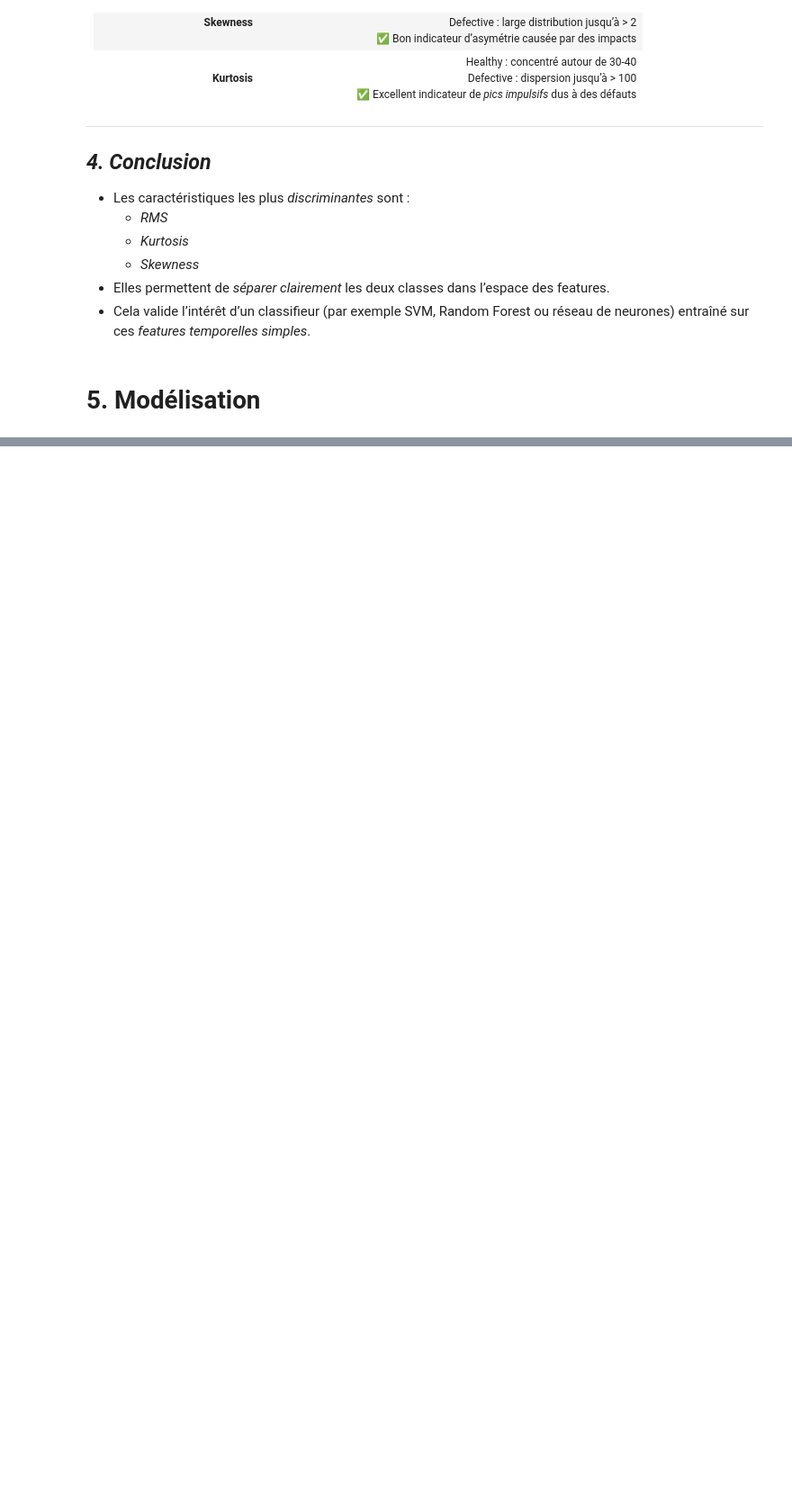
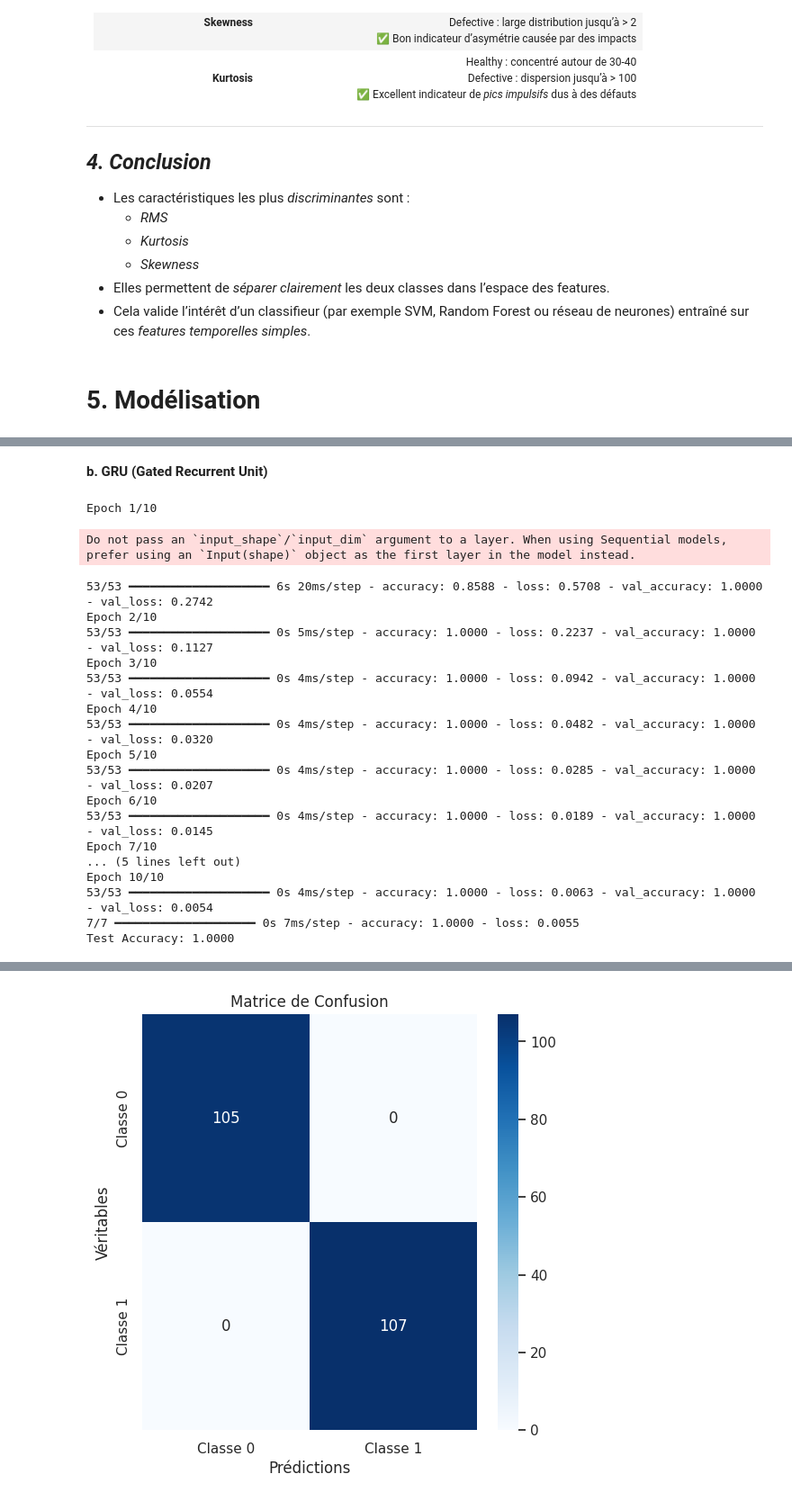
Before and after one commit to ihssane2002/Projet-M4, a Jupyter notebook: Untitled45.ipynb, the cells around one changed output, grey strips where cells are left out. Shown at 90% size. Cells and saved outputs as stored; diff of their text form; code cells hidden in the pictures; blank space fills up the shorter version.

```diff
--- a/Untitled45.ipynb
+++ b/Untitled45.ipynb
@@ -740,0 +917,70 @@ Les deux graphes combinés affichent :
+# %% [markdown]
+**b. GRU (Gated Recurrent Unit)**
+# %%
+import numpy as np
+from tensorflow.keras.models import Sequential
+from tensorflow.keras.layers import GRU, Dense
+from tensorflow.keras.optimizers import Adam
+from sklearn.model_selection import train_test_split
+from sklearn.preprocessing import StandardScaler
+from sklearn.metrics import confusion_matrix
+import matplotlib.pyplot as plt
+import seaborn as sns
+
+# Reshape pour GRU : (samples, timesteps=1, features)
+X_reshaped = X_scaled.reshape((X_scaled.shape[0], 1, X_scaled.shape[1]))
+
+# Split
+X_train, X_test, y_train, y_test = train_test_split(X_reshaped, y, test_size=0.2, random_state=42, stratify=y)
+
+# Modèle GRU
+model = Sequential()
+model.add(GRU(32, input_shape=(1, X_reshaped.shape[2]), activation='tanh'))
+model.add(Dense(1, activation='sigmoid'))
+
+# Compilation
+model.compile(optimizer=Adam(learning_rate=0.001), loss='binary_crossentropy', metrics=['accuracy'])
+
+# Entraînement
+history = model.fit(X_train, y_train, epochs=10, batch_size=16, validation_data=(X_test, y_test))
+
+# Évaluation
+loss, accuracy = model.evaluate(X_test, y_test)
+print(f"Test Accuracy: {accuracy:.4f}")
+
+# Prédictions
+y_pred = model.predict(X_test)
+
+# Convert predictions to binary labels (0 or 1)
+y_pred_bin = (y_pred > 0.5).astype(int)
+
+# Matrice de confusion
+cm = confusion_matrix(y_test, y_pred_bin)
+
+# Affichage de la matrice de confusion
+plt.figure(figsize=(6, 6))
+sns.heatmap(cm, annot=True, fmt='d', cmap='Blues', xticklabels=['Classe 0', 'Classe 1'], yticklabels=['Classe 0', 'Classe 1'])
+plt.xlabel('Prédictions')
+plt.ylabel('Véritables')
+plt.title('Matrice de Confusion')
+plt.show()
+# %% [output]
+Epoch 1/10
+Do not pass an `input_shape`/`input_dim` argument to a layer. When using Sequential models, prefer using an `Input(shape)` object as the first layer in the model instead.
+53/53 ━━━━━━━━━━━━━━━━━━━━ 6s 20ms/step - accuracy: 0.8588 - loss: 0.5708 - val_accuracy: 1.0000 - val_loss: 0.2742
+Epoch 2/10
+53/53 ━━━━━━━━━━━━━━━━━━━━ 0s 5ms/step - accuracy: 1.0000 - loss: 0.2237 - val_accuracy: 1.0000 - val_loss: 0.1127
+Epoch 3/10
+53/53 ━━━━━━━━━━━━━━━━━━━━ 0s 4ms/step - accuracy: 1.0000 - loss: 0.0942 - val_accuracy: 1.0000 - val_loss: 0.0554
+Epoch 4/10
+53/53 ━━━━━━━━━━━━━━━━━━━━ 0s 4ms/step - accuracy: 1.0000 - loss: 0.0482 - val_accuracy: 1.0000 - val_loss: 0.0320
+Epoch 5/10
+53/53 ━━━━━━━━━━━━━━━━━━━━ 0s 4ms/step - accuracy: 1.0000 - loss: 0.0285 - val_accuracy: 1.0000 - val_loss: 0.0207
+Epoch 6/10
+53/53 ━━━━━━━━━━━━━━━━━━━━ 0s 4ms/step - accuracy: 1.0000 - loss: 0.0189 - val_accuracy: 1.0000 - val_loss: 0.0145
+Epoch 7/10
+... (5 lines left out)
+Epoch 10/10
+53/53 ━━━━━━━━━━━━━━━━━━━━ 0s 4ms/step - accuracy: 1.0000 - loss: 0.0063 - val_accuracy: 1.0000 - val_loss: 0.0054
+7/7 ━━━━━━━━━━━━━━━━━━━━ 0s 7ms/step - accuracy: 1.0000 - loss: 0.0055
+Test Accuracy: 1.0000
@@ -740,0 +989 @@ Les deux graphes combinés affichent :
+[figure, added]
```
Also changed, not shown: parts of 16 cells of this notebook.
